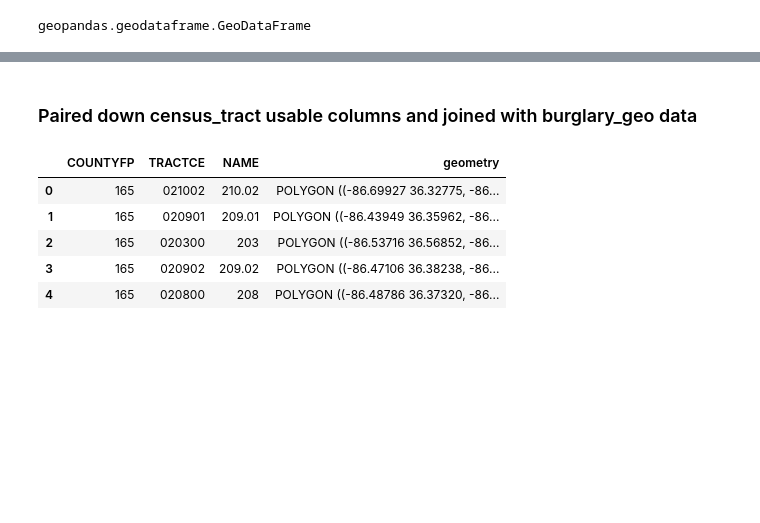
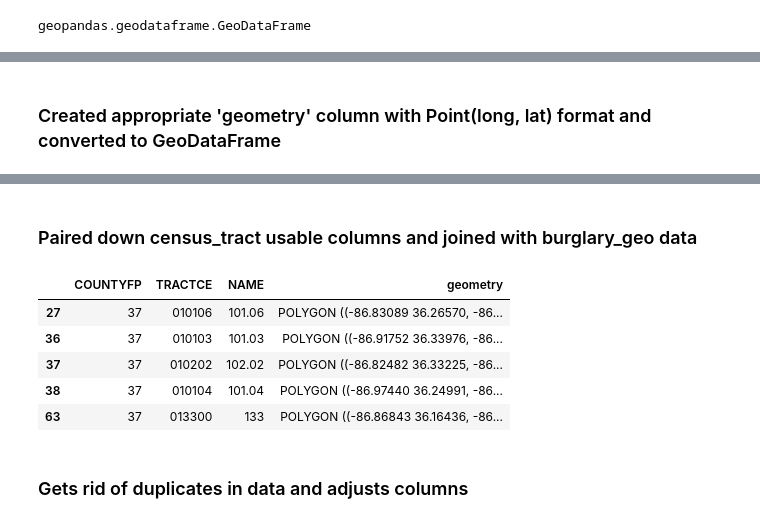
Before and after one commit to nss-data-science-cohort-5/geospatial_api-silver-sharks, a Jupyter notebook: Project2_Group_Conrad.ipynb, the cells around one changed output, grey strips where cells are left out. Saved outputs shown, nothing was run; the diff lists cells and outputs as text; code cells hidden in the pictures; blank space fills up the shorter version.

```diff
--- a/Project2_Group_Conrad.ipynb
+++ b/Project2_Group_Conrad.ipynb
@@ -90,3 +72,5 @@ epsg:4269
+# %% [markdown]
+### Created appropriate 'geometry' column with Point(long, lat) format and converted to GeoDataFrame
 # %%
 burglary_reports['geometry'] = burglary_reports.apply(lambda x: Point((x.longitude,
                                                                       x.latitude)),
@@ -109,22 +93,24 @@ See the caveats in the documentation: https://pandas.pydata.org/pandas-docs/stab
 burglary_geo = gpd.GeoDataFrame(burglary_reports,
                                crs=census_tract.crs,
                                geometry = burglary_reports['geometry'])
-# %% [markdown]
-### Paired down census_tract usable columns and joined with burglary_geo data
+# %% [markdown]
+### Paired down census_tract usable columns and joined with burglary_geo data
 # %%
 census_tract = census_tract[['COUNTYFP', 'TRACTCE', 'NAME', 'geometry']]
-#census_tract['COUNTYFP'] = census_tract['COUNTYFP'].apply(pd.to_numeric)
-#census_tract = census_tract[census_tract['COUNTYFP'] == 37]
+census_tract['COUNTYFP'] = census_tract['COUNTYFP'].apply(pd.to_numeric)
+census_tract = census_tract[census_tract['COUNTYFP'] == 37]
 census_tract.head()
 # %% [output]
 |  | COUNTYFP | TRACTCE | NAME | geometry |
-| 0 | 165 | 021002 | 210.02 | POLYGON ((-86.69927 36.32775, -86... |
-| 1 | 165 | 020901 | 209.01 | POLYGON ((-86.43949 36.35962, -86... |
-| 2 | 165 | 020300 | 203 | POLYGON ((-86.53716 36.56852, -86... |
-| 3 | 165 | 020902 | 209.02 | POLYGON ((-86.47106 36.38238, -86... |
-| 4 | 165 | 020800 | 208 | POLYGON ((-86.48786 36.37320, -86... |
+| 27 | 37 | 010106 | 101.06 | POLYGON ((-86.83089 36.26570, -86... |
+| 36 | 37 | 010103 | 101.03 | POLYGON ((-86.91752 36.33976, -86... |
+| 37 | 37 | 010202 | 102.02 | POLYGON ((-86.82482 36.33225, -86... |
+| 38 | 37 | 010104 | 101.04 | POLYGON ((-86.97440 36.24991, -86... |
+| 63 | 37 | 013300 | 133 | POLYGON ((-86.86843 36.16436, -86... |
 # %%
 burglary_by_tract = gpd.sjoin(burglary_geo, census_tract, op = 'within')
+# %% [markdown]
+### Gets rid of duplicates in data and adjusts columns
 # %%
 burglary_by_tract.drop_duplicates(subset='geometry', inplace=True)
 burglary_by_tract = burglary_by_tract.drop(columns='index_right')
```
Also changed, not shown: parts of 22 cells of this notebook.
